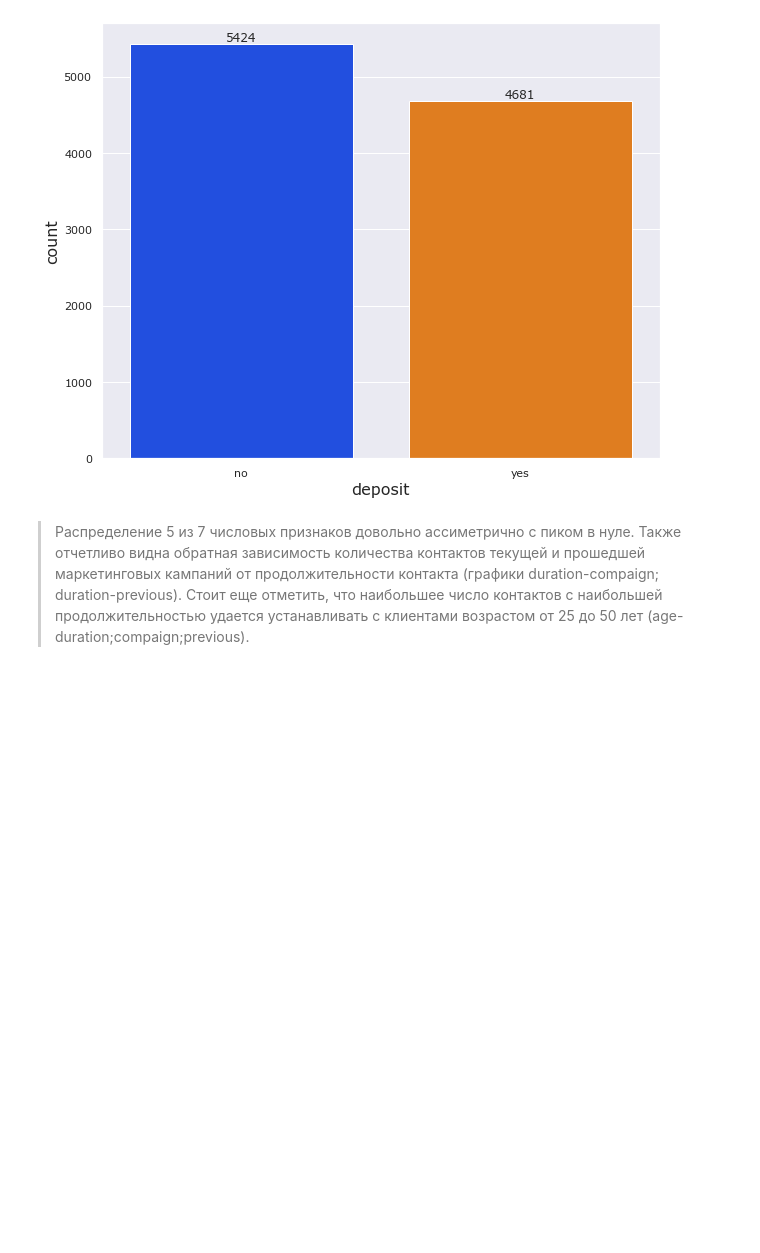
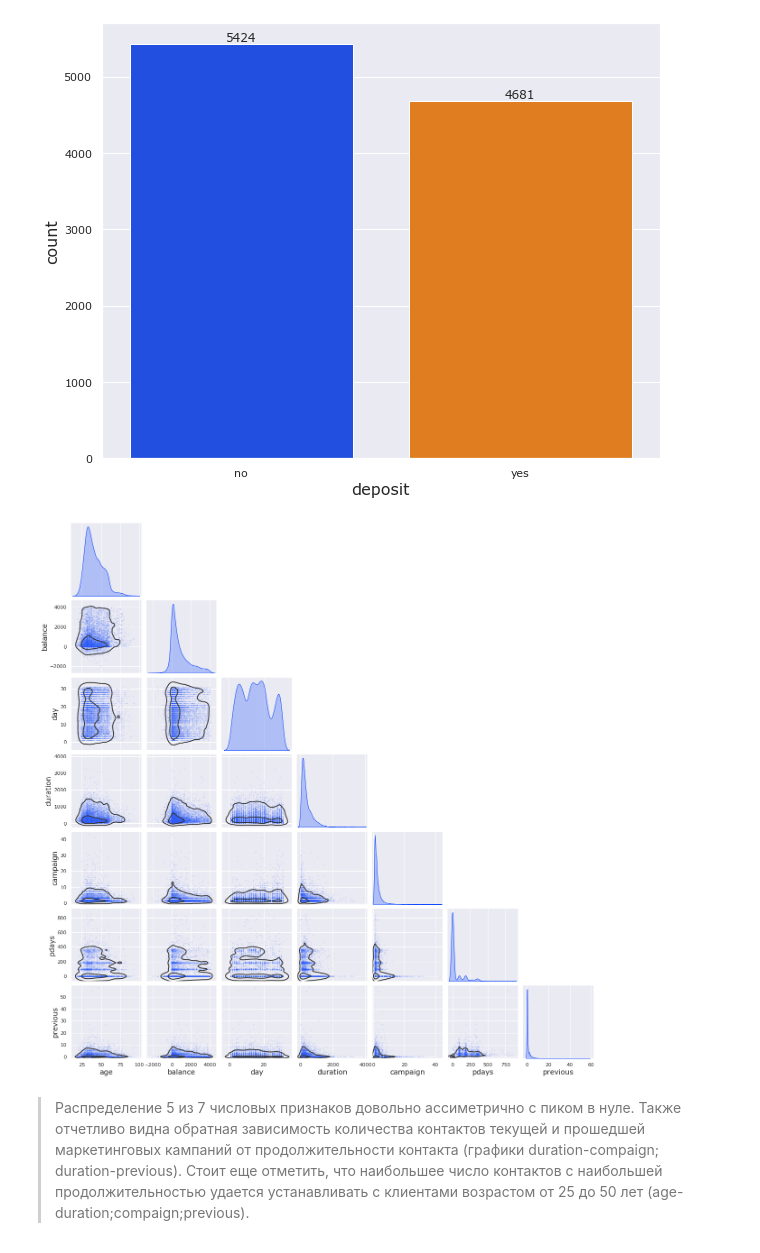
Before and after one commit to illbeurs/DS-Course, a Jupyter notebook: DS_Course_Folder/My projects/Bank_Сustomer_Сlassification/Project_4_ML.ipynb, the cells around one changed output. Drawn from its saved outputs; the diff is of its cells as text; code cells hidden in the pictures; blank space fills up the shorter version.

```diff
--- a/DS_Course_Folder/My projects/Bank_Сustomer_Сlassification/Project_4_ML.ipynb
+++ b/DS_Course_Folder/My projects/Bank_Сustomer_Сlassification/Project_4_ML.ipynb
@@ -129,7 +132,9 @@ ax.bar_label(ax.containers[0]);
 # %% [output]
 [figure]
 # %%
-# sns.pairplot(data=df_tukey, diag_kind='kde', corner=True, plot_kws=dict(s=5, alpha=0.1)).map_lower(sns.kdeplot, levels=3, color=".2");
+sns.pairplot(data=df_tukey, diag_kind='kde', corner=True, plot_kws=dict(s=5, alpha=0.1)).map_lower(sns.kdeplot, levels=3, color=".2");
+# %% [output]
+[figure, added]
 # %% [markdown]
 > Распределение 5 из 7 числовых признаков довольно ассиметрично с пиком в нуле. Также отчетливо видна обратная зависимость количества контактов текущей и прошедшей маркетинговых кампаний от продолжительности контакта (графики duration-compaign; duration-previous). Стоит еще отметить, что наибольшее число контактов с наибольшей продолжительностью удается устанавливать с клиентами возрастом от 25 до 50 лет (age-duration;compaign;previous).
 # %%
```
Also changed, not shown: parts of 23 cells of this notebook.
